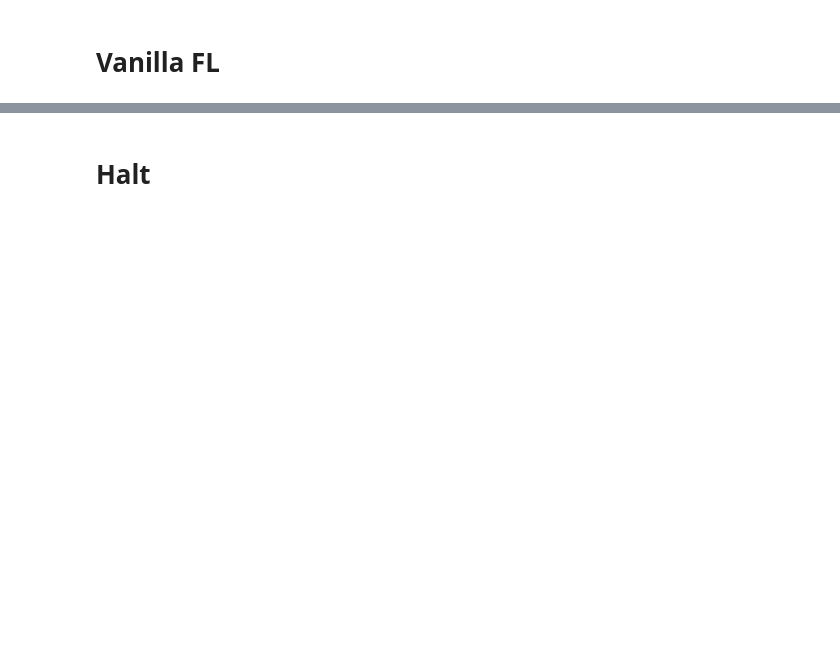
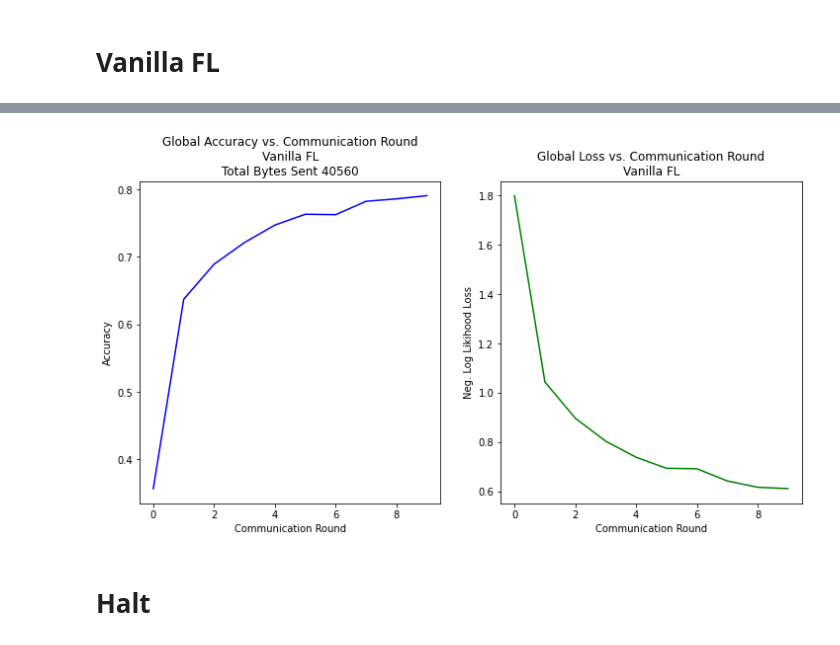
Before and after one commit to adiojha629/HaltConv, a Jupyter notebook: Halt_Dense.ipynb, the cells around one changed output, grey strips where cells are left out. Drawn from its saved outputs; the diff is of its cells as text; code cells hidden in the pictures; blank space fills up the shorter version.

```diff
--- a/Halt_Dense.ipynb
+++ b/Halt_Dense.ipynb
@@ -349,3 +264,21 @@ Results Dict
+# %%
+# Visualize results
+test_accuracy = [results_dict['Server'][i][1] for i in range(len(results_dict['Server']))]
+test_loss = [results_dict['Server'][i][0] for i in range(len(results_dict['Server']))]
+
+fig,ax = plt.subplots(1,2,figsize=(12,6))
+ax[0].plot(test_accuracy,'b')
+ax[0].set_title("Global Accuracy vs. Communication Round\nVanilla FL\nTotal Bytes Sent %d"%(results_dict['Bytes Sent']))
+ax[0].set_xlabel("Communication Round")
+ax[0].set_ylabel("Accuracy")
+ax[1].plot(test_loss,'g')
+ax[1].set_title("Global Loss vs. Communication Round\nVanilla FL")
+ax[1].set_xlabel("Communication Round")
+ax[1].set_ylabel("Neg. Log Likihood Loss")
+fig.show()
+fig.savefig("Vanilla_FL.png")
+# %% [output]
+[figure, added]
 # %% [markdown]
 # Halt
 # %%
```
Also changed, not shown: parts of 21 cells of this notebook.
